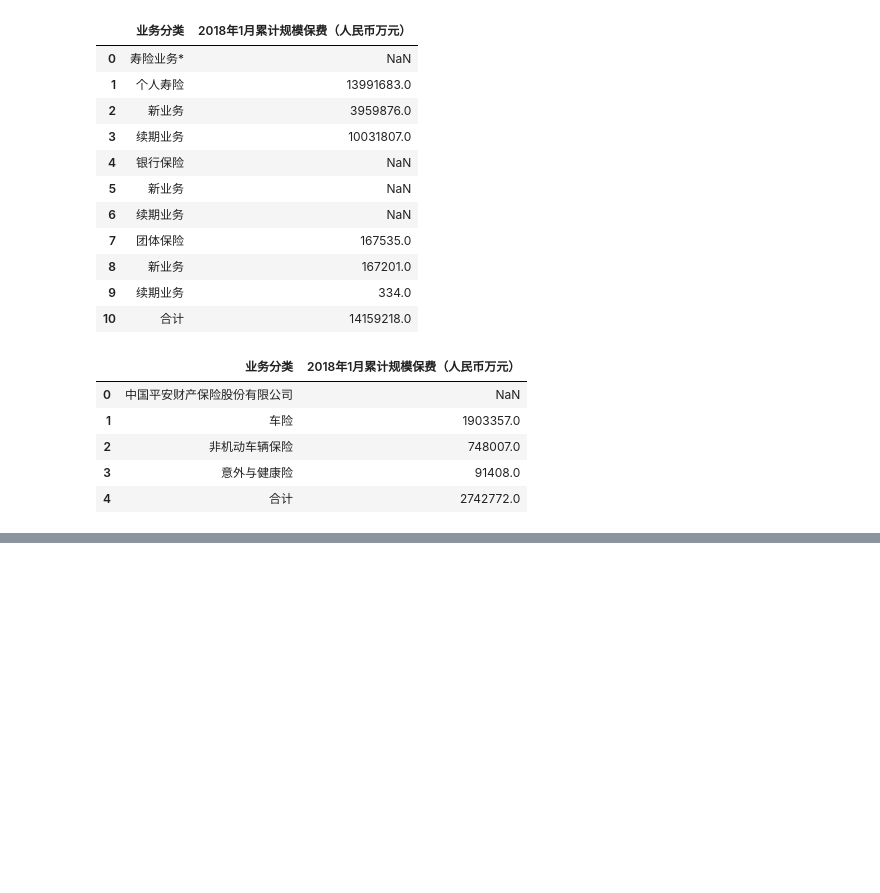
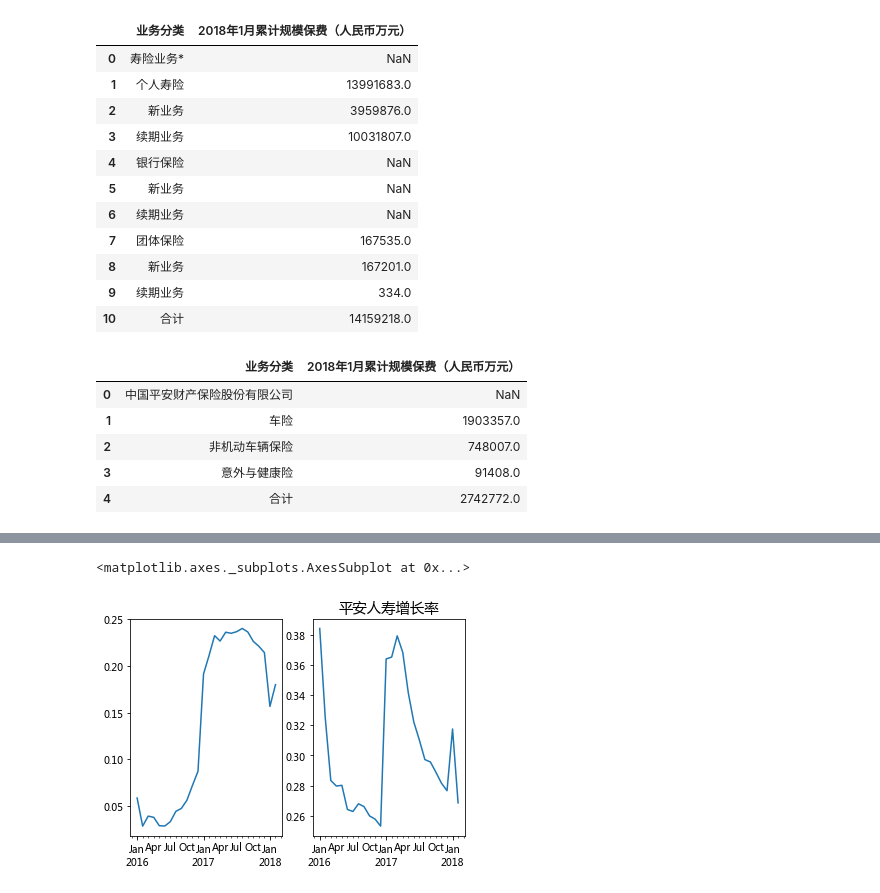
Before and after one commit to foodish/FinanceTools, a Jupyter notebook: pingan.ipynb, the cells around one changed output, grey strips where cells are left out. Saved outputs shown, nothing was run; the diff lists cells and outputs as text; code cells hidden in the pictures; blank space fills up the shorter version.

```diff
--- a/pingan.ipynb
+++ b/pingan.ipynb
@@ -122,0 +140,8 @@ Index(['控股子公司名称', '2017年1月累计规模保费（人民币万元
+# %%
+fig, axs = plt.subplots(1,2)
+
+df1_pct['中国平安财产保险股份有限公司'].plot(ax=axs[0])
+df1_pct['中国平安人寿保险股份有限公司'].plot(ax=axs[1])
+# %% [output]
+<matplotlib.axes._subplots.AxesSubplot at 0x...>
+[figure, added]
```
Also changed, not shown: parts of 103 cells of this notebook, 5 other files.
